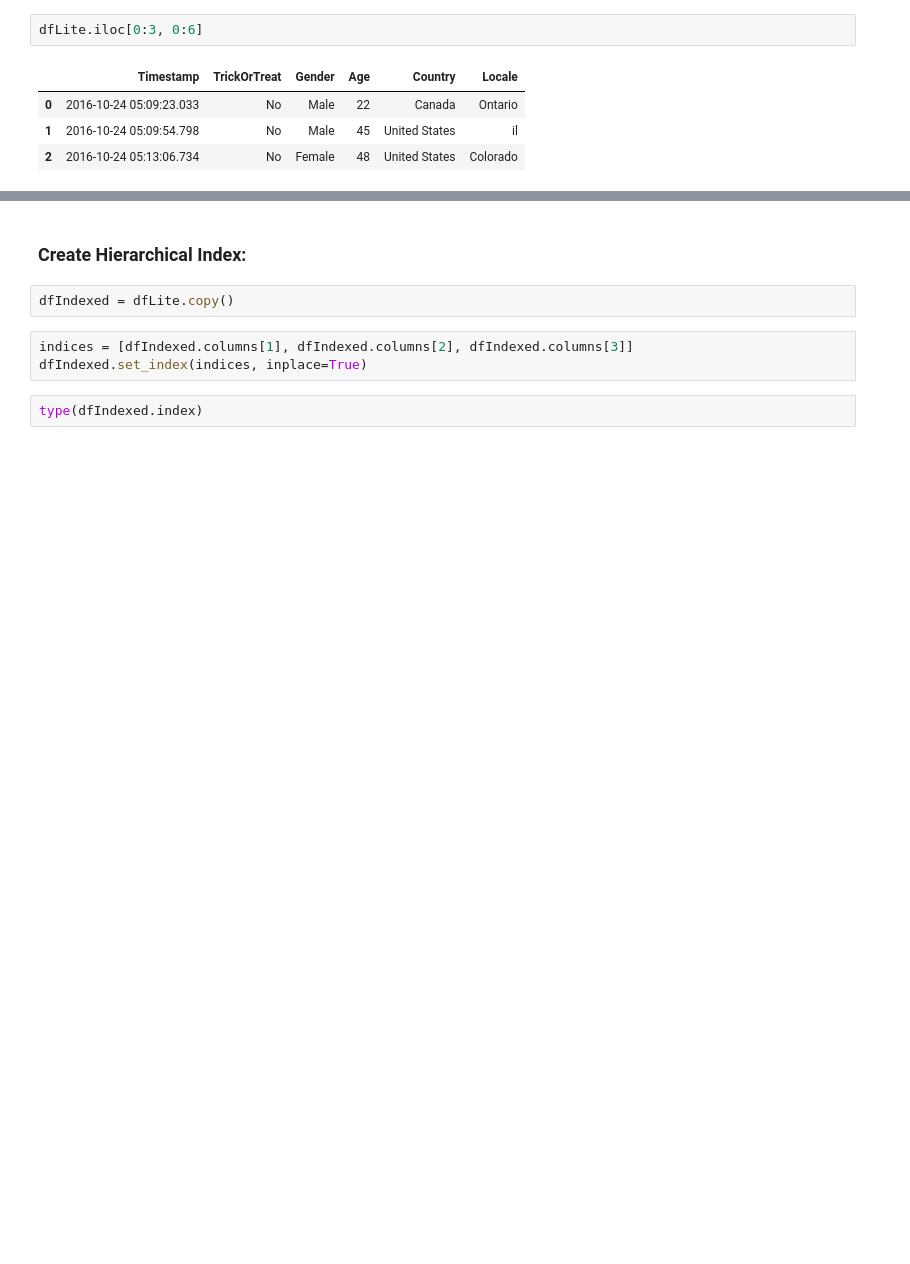
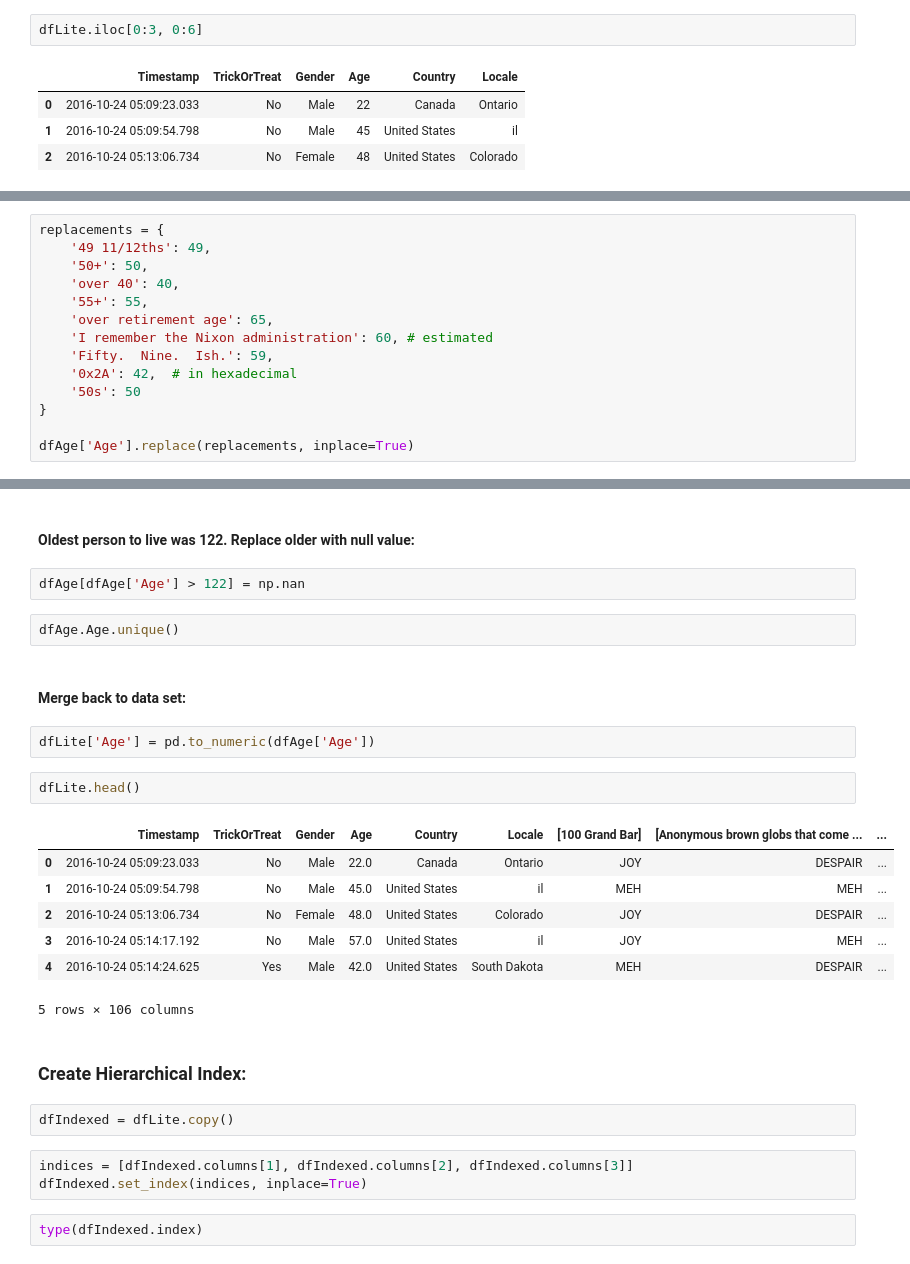
Before and after one commit to ScottBreitbach/DSC540, a Jupyter notebook: Weeks7-8/Test2.ipynb, the cells around one changed output, grey strips where cells are left out. Cells and saved outputs as stored; diff of their text form; blank space fills up the shorter version.

```diff
--- a/Weeks7-8/Test2.ipynb
+++ b/Weeks7-8/Test2.ipynb
@@ -147,0 +202,14 @@ dfLite.iloc[0:3, 0:6]
+# %%
+replacements = {
+    '49 11/12ths': 49,
+    '50+': 50,
+    'over 40': 40,
+    '55+': 55,
+    'over retirement age': 65,
+    'I remember the Nixon administration': 60, # estimated
+    'Fifty.  Nine.  Ish.': 59,
+    '0x2A': 42,  # in hexadecimal
+    '50s': 50
+}
+
+dfAge['Age'].replace(replacements, inplace=True)
@@ -148,3 +224,23 @@ dfLite.iloc[0:3, 0:6]
+# %% [markdown]
+#### Oldest person to live was 122. Replace older with null value:
+# %%
+dfAge[dfAge['Age'] > 122] = np.nan
+# %%
+dfAge.Age.unique()
+# %% [markdown]
+#### Merge back to data set:
+# %%
+dfLite['Age'] = pd.to_numeric(dfAge['Age'])
+# %%
+dfLite.head()
+# %% [output]
+|  | Timestamp | TrickOrTreat | Gender | Age | Country | Locale | [100 Grand Bar] | [Anonymous brown globs that come ... | ... |
+| 0 | 2016-10-24 05:09:23.033 | No | Male | 22.0 | Canada | Ontario | JOY | DESPAIR | ... |
+| 1 | 2016-10-24 05:09:54.798 | No | Male | 45.0 | United States | il | MEH | MEH | ... |
+| 2 | 2016-10-24 05:13:06.734 | No | Female | 48.0 | United States | Colorado | JOY | DESPAIR | ... |
+| 3 | 2016-10-24 05:14:17.192 | No | Male | 57.0 | United States | il | JOY | MEH | ... |
+| 4 | 2016-10-24 05:14:24.625 | Yes | Male | 42.0 | United States | South Dakota | MEH | DESPAIR | ... |
+5 rows × 106 columns
 # %% [markdown]
 ### Create Hierarchical Index:
 # %%
```
Also changed, not shown: parts of 40 cells of this notebook, 1 other file.
